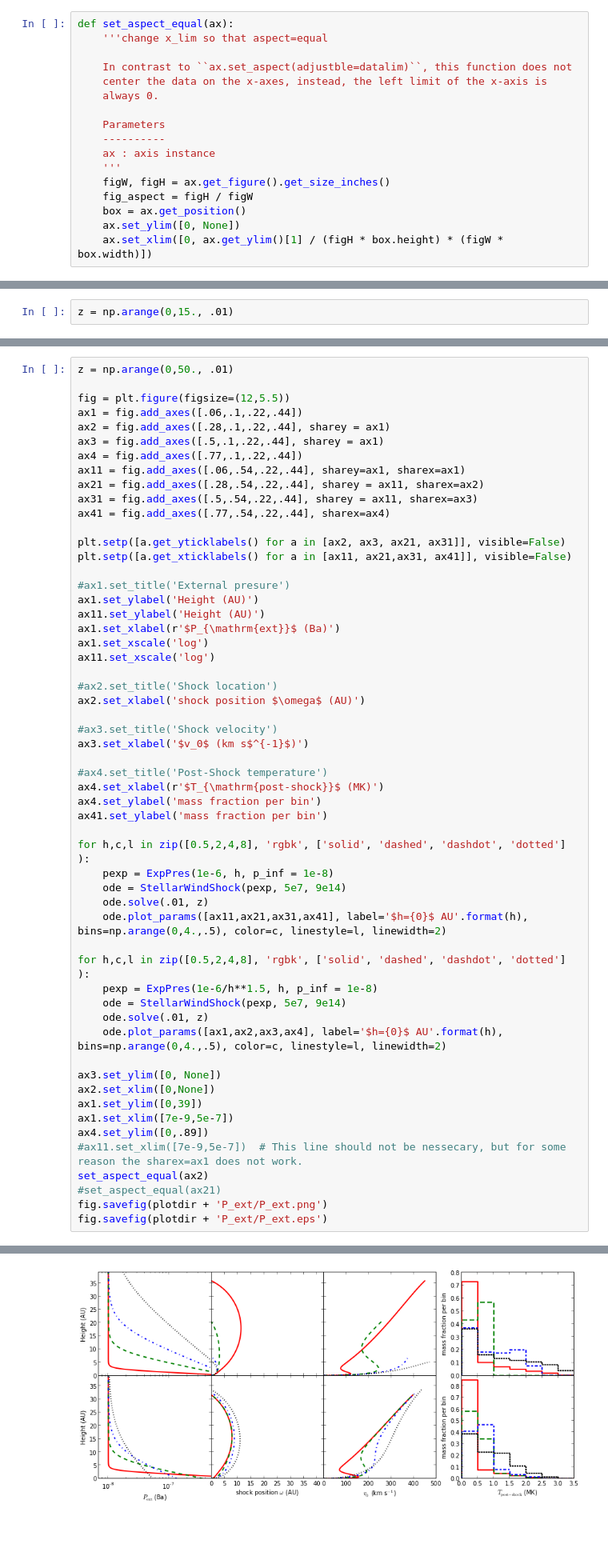
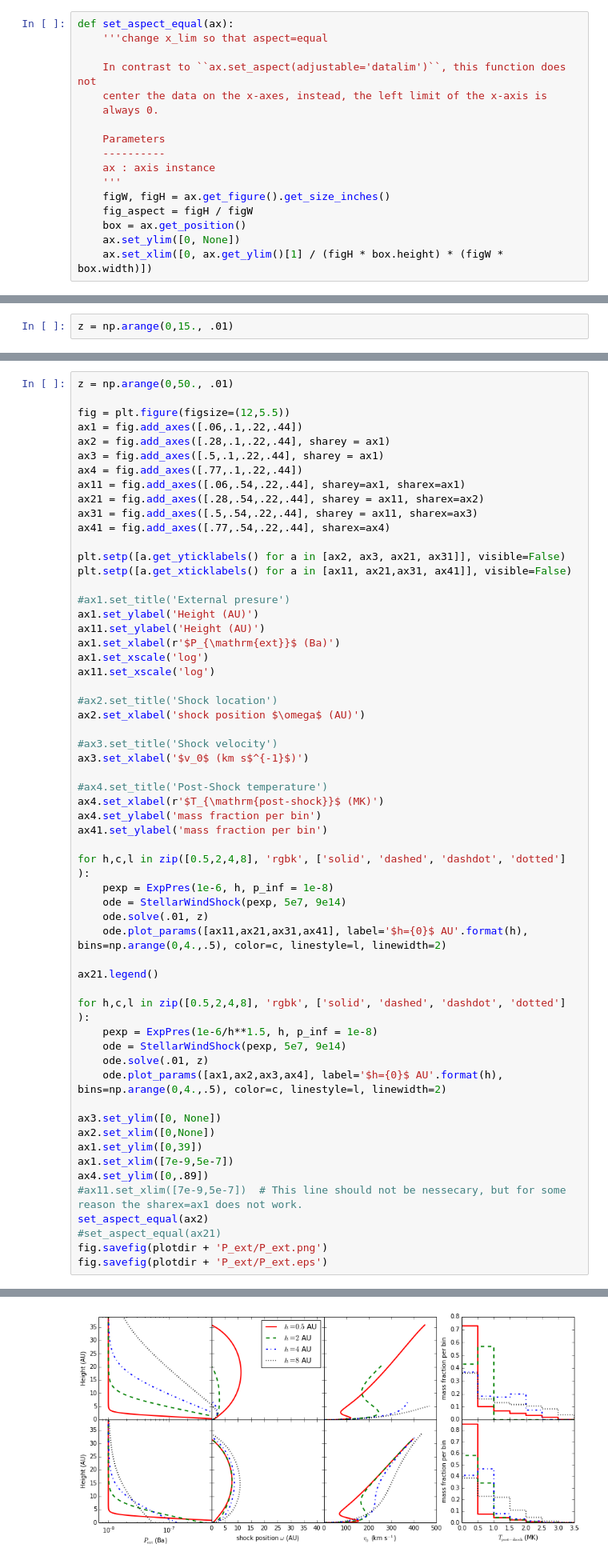
Before and after one commit to hamogu/RecollimationXrayCTTS, a Jupyter notebook: scripts/jet_recol_shocks.ipynb, the cells around one changed output, grey strips where cells are left out. Shown: that part at 80% size. Saved outputs shown, nothing was run; the diff lists cells and outputs as text; blank space fills up the shorter version.

```diff
--- a/scripts/jet_recol_shocks.ipynb
+++ b/scripts/jet_recol_shocks.ipynb
@@ -182,7 +182,7 @@ class StellarWindShock(object):
 def set_aspect_equal(ax):
     '''change x_lim so that aspect=equal
 
-    In contrast to ``ax.set_aspect(adjustble=datalim)``, this function does not
+    In contrast to ``ax.set_aspect(adjustable='datalim')``, this function does not
     center the data on the x-axes, instead, the left limit of the x-axis is
     always 0.
 
@@ -393,40 +390,42 @@ for h,c,l in zip([0.5,2,4,8], 'rgbk', ['solid', 'dashed', 'dashdot', 'dotted'] )
     ode.solve(.01, z)
     ode.plot_params([ax11,ax21,ax31,ax41], label='$h={0}$ AU'.format(h), bins=np.arange(0,4.,.5), color=c, linestyle=l, linewidth=2)
 
+ax21.legend()
+
 for h,c,l in zip([0.5,2,4,8], 'rgbk', ['solid', 'dashed', 'dashdot', 'dotted'] ):
     pexp = ExpPres(1e-6/h**1.5, h, p_inf = 1e-8)
     ode = StellarWindShock(pexp, 5e7, 9e14)
     ode.solve(.01, z)
     ode.plot_params([ax1,ax2,ax3,ax4], label='$h={0}$ AU'.format(h), bins=np.arange(0,4.,.5), color=c, linestyle=l, linewidth=2)
 
 ax3.set_ylim([0, None])
 ax2.set_xlim([0,None])
 ax1.set_ylim([0,39])
 ax1.set_xlim([7e-9,5e-7])
 ax4.set_ylim([0,.89])
 #ax11.set_xlim([7e-9,5e-7])  # This line should not be nessecary, but for some reason the sharex=ax1 does not work.
 set_aspect_equal(ax2)
 #set_aspect_equal(ax21)
 fig.savefig(plotdir + 'P_ext/P_ext.png')
 fig.savefig(plotdir + 'P_ext/P_ext.eps')
 # %% [output]
 Excess work done on this call (perhaps wrong Dfun type).
 Run with full_output = 1 to get quantitative information.
 Excess work done on this call (perhaps wrong Dfun type).
 Run with full_output = 1 to get quantitative information.
 Excess work done on this call (perhaps wrong Dfun type).
 Run with full_output = 1 to get quantitative information.
 Excess work done on this call (perhaps wrong Dfun type).
 Run with full_output = 1 to get quantitative information.
 Excess work done on this call (perhaps wrong Dfun type).
 Run with full_output = 1 to get quantitative information.
 Excess work done on this call (perhaps wrong Dfun type).
 Run with full_output = 1 to get quantitative information.
 Excess work done on this call (perhaps wrong Dfun type).
 Run with full_output = 1 to get quantitative information.
 Excess work done on this call (perhaps wrong Dfun type).
 Run with full_output = 1 to get quantitative information.
-[figure, old version]
+[figure, new version]
 # %%
 pexp = ExpPres(1e-6, 2, p_inf = 1e-8)
 
```
Also changed, not shown: parts of 9 cells of this notebook, 8 other files.
